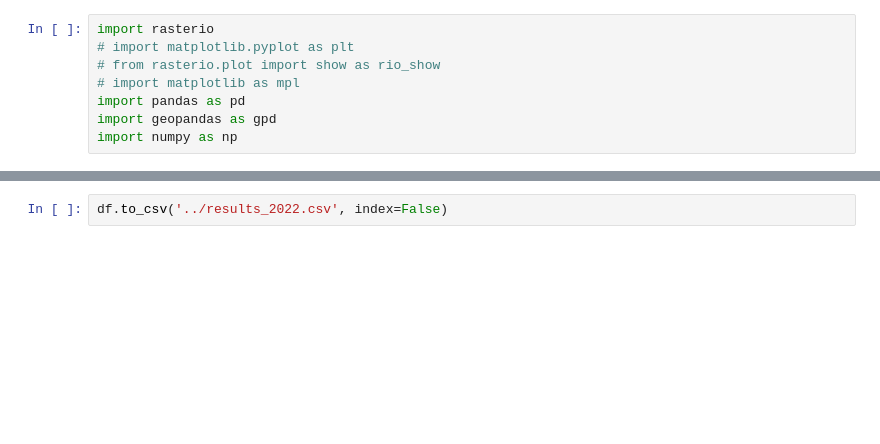
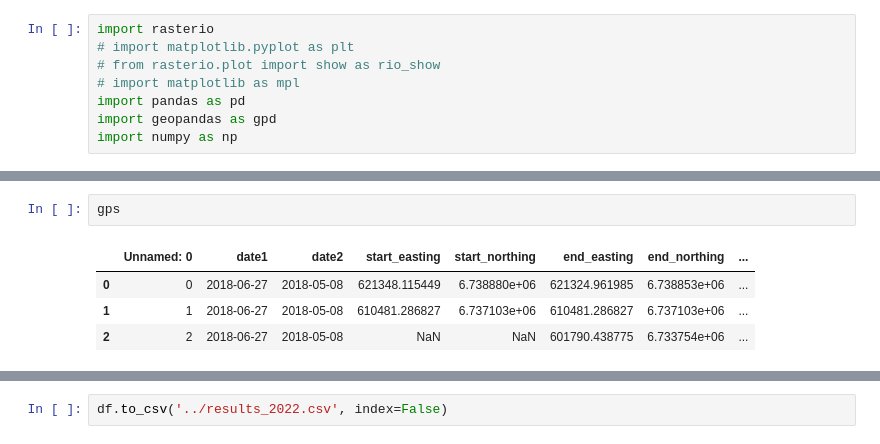
Before and after one commit to whyjz/GLAFT, a Jupyter notebook: notebooks/3_extract_gnss-pos_velocity/extract_gnss-pos_velocity.ipynb, the cells around one changed output, grey strips where cells are left out. Cells and saved outputs as stored; diff of their text form; blank space fills up the shorter version.

```diff
--- a/notebooks/3_extract_gnss-pos_velocity/extract_gnss-pos_velocity.ipynb
+++ b/notebooks/3_extract_gnss-pos_velocity/extract_gnss-pos_velocity.ipynb
@@ -66,0 +142,7 @@ for gps_file, datestr in zip(gps_files, datestrs):
+# %%
+gps
+# %% [output]
+|  | Unnamed: 0 | date1 | date2 | start_easting | start_northing | end_easting | end_northing | ... |
+| 0 | 0 | 2018-06-27 | 2018-05-08 | 621348.115449 | 6.738880e+06 | 621324.961985 | 6.738853e+06 | ... |
+| 1 | 1 | 2018-06-27 | 2018-05-08 | 610481.286827 | 6.737103e+06 | 610481.286827 | 6.737103e+06 | ... |
+| 2 | 2 | 2018-06-27 | 2018-05-08 | NaN | NaN | 601790.438775 | 6.733754e+06 | ... |
```
Also changed, not shown: parts of 9 cells of this notebook, 16 other files.
